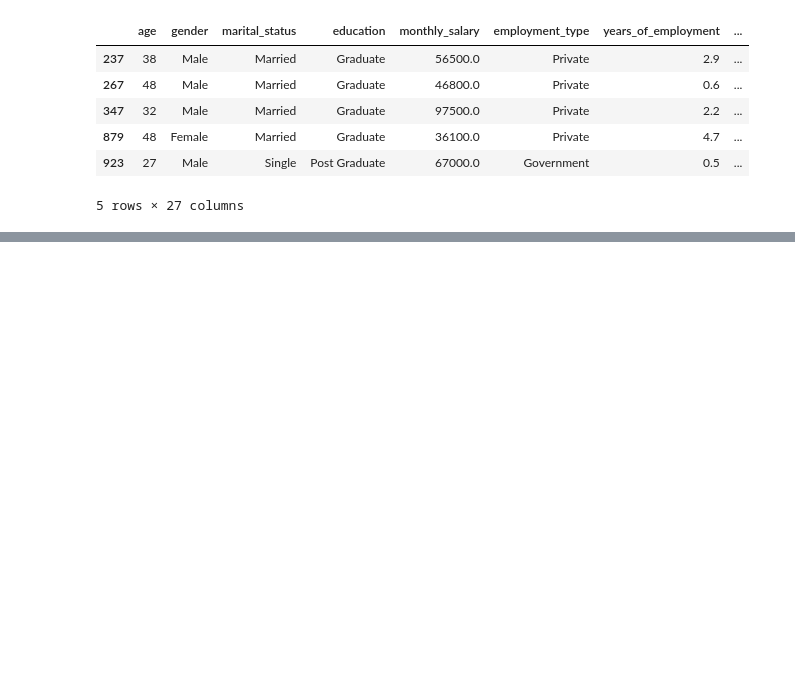
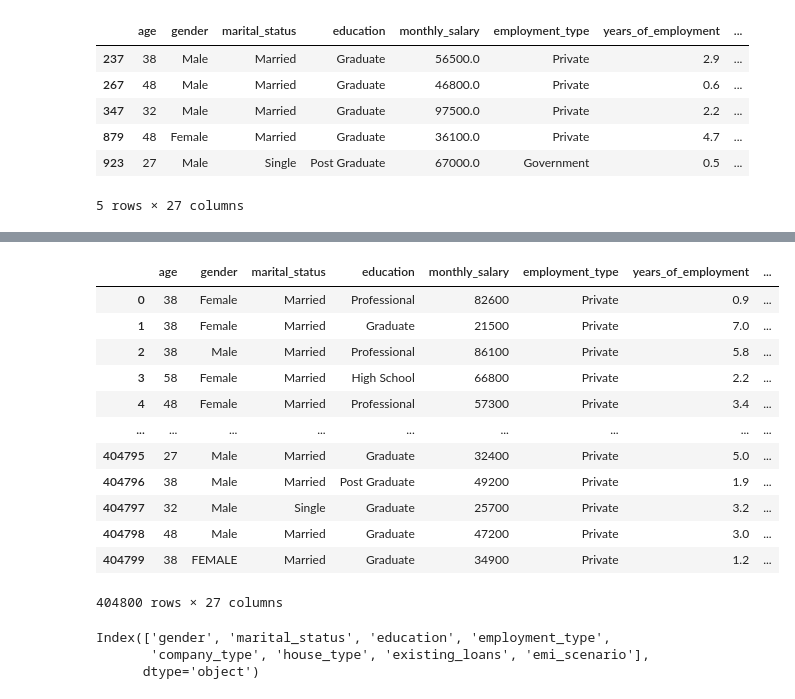
Before and after one commit to sushantkas/Project-5, a Jupyter notebook: EDA_processing.ipynb, the cells around one changed output, grey strips where cells are left out. Saved outputs shown, nothing was run; the diff lists cells and outputs as text; code cells hidden in the pictures; blank space fills up the shorter version.

Commit message:
started analyzing data for Quality checks feature engineering

```diff
--- a/EDA_processing.ipynb
+++ b/EDA_processing.ipynb
@@ -171,0 +224,18 @@ impute=KNNImputer()
+# %%
+def type_corrector(x):
+    # Skip if x is NaN
+    if pd.isna(x):
+        return np.nan
+    # Convert safely to string and handle decimals
+    try:
+        return int(float(str(x).split(".")[0]))
+    except ValueError:
+        return np.nan
+# %%
+# Montlhly salary should be in int or float but showing in object type. So converting it to int type. there are multiple ". ." observed in the data so removing that also.
+
+emi_pred["monthly_salary"] = emi_pred["monthly_salary"].apply(type_corrector)
+# %%
+emi_pred["bank_balance"] = emi_pred["bank_balance"].apply(type_corrector)
+# %%
+emi_pred["age"] = emi_pred["age"].apply(type_corrector)
@@ -171,0 +264,16 @@ impute=KNNImputer()
+# %%
+emi_pred
+# %% [output]
+|  | age | gender | marital_status | education | monthly_salary | employment_type | years_of_employment | ... |
+| 0 | 38 | Female | Married | Professional | 82600 | Private | 0.9 | ... |
+| 1 | 38 | Female | Married | Graduate | 21500 | Private | 7.0 | ... |
+| 2 | 38 | Male | Married | Professional | 86100 | Private | 5.8 | ... |
+| 3 | 58 | Female | Married | High School | 66800 | Private | 2.2 | ... |
+| 4 | 48 | Female | Married | Professional | 57300 | Private | 3.4 | ... |
+| ... | ... | ... | ... | ... | ... | ... | ... | ... |
+| 404795 | 27 | Male | Married | Graduate | 32400 | Private | 5.0 | ... |
+| 404796 | 38 | Male | Married | Post Graduate | 49200 | Private | 1.9 | ... |
+| 404797 | 32 | Male | Single | Graduate | 25700 | Private | 3.2 | ... |
+| 404798 | 48 | Male | Married | Graduate | 47200 | Private | 3.0 | ... |
+| 404799 | 38 | FEMALE | Married | Graduate | 34900 | Private | 1.2 | ... |
+404800 rows × 27 columns
@@ -171,0 +283,6 @@ impute=KNNImputer()
+# %%
+x_data.select_dtypes(include=['object']).columns
+# %% [output]
+Index(['gender', 'marital_status', 'education', 'employment_type',
+       'company_type', 'house_type', 'existing_loans', 'emi_scenario'],
+      dtype='object')
```
Also changed, not shown: parts of 15 cells of this notebook, 1 other file.
